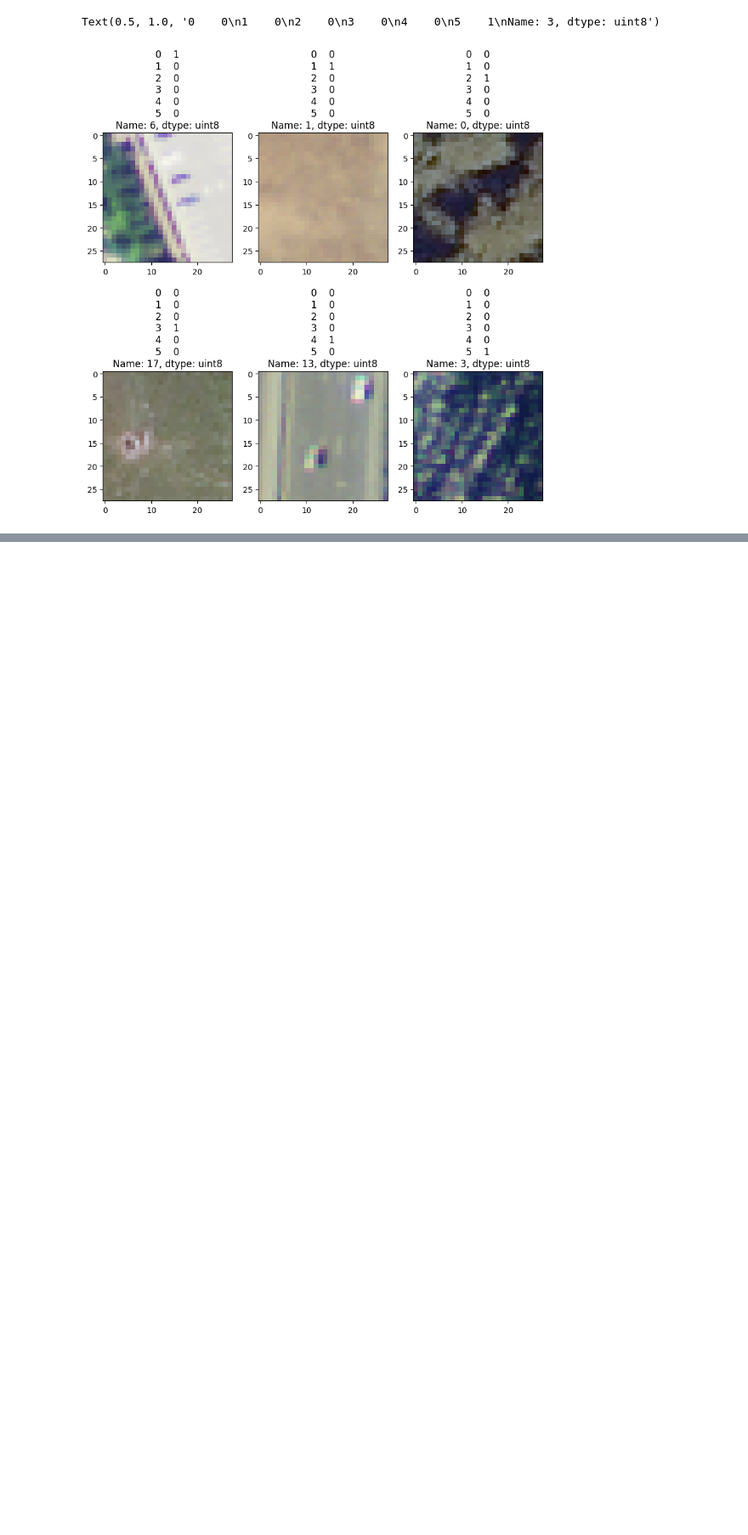
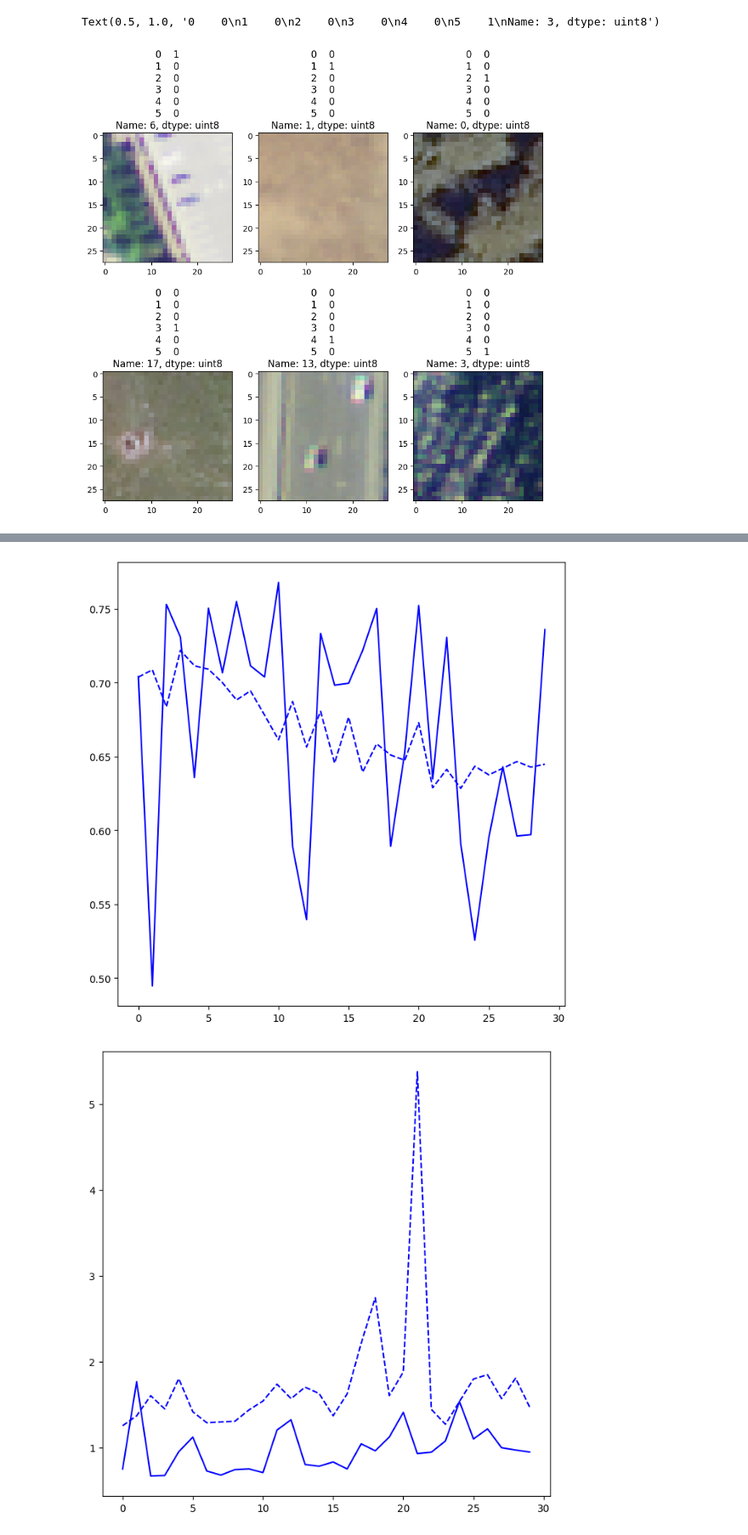
Before and after one commit to sgmurphy00/TOOLS1, a Jupyter notebook: ART_Implementation.ipynb, the cells around one changed output, grey strips where cells are left out. Shown: that part at 85% size. Drawn from its saved outputs; the diff is of its cells as text; code cells hidden in the pictures; blank space fills up the shorter version.

```diff
--- a/ART_Implementation.ipynb
+++ b/ART_Implementation.ipynb
@@ -114,0 +193,15 @@ Text(0.5, 1.0, '0    0\n1    0\n2    0\n3    0\n4    0\n5    1\nName: 3, dtype:
+# %%
+# Compiling Model
+
+opt = RMSprop(learning_rate=0.001)  # Increasing learning rate
+
+model.compile(loss='categorical_crossentropy',
+              optimizer=opt,
+              metrics=["accuracy"])
+
+history_baseline_model = model.fit(
+    x_train,
+    y_train,
+    epochs=30,
+    batch_size=64,
+    validation_data=(x_test,y_test))
@@ -114,0 +226,14 @@ Text(0.5, 1.0, '0    0\n1    0\n2    0\n3    0\n4    0\n5    1\nName: 3, dtype:
+# %%
+accuracy = plt.figure(figsize =(8, 8))
+
+plt.plot(history_baseline_model.history['accuracy'],'b--',label='Baseline Model')
+plt.plot(history_baseline_model.history['val_accuracy'],'b',label='Validation Data')
+plt.show()
+
+loss = plt.figure(figsize =(8, 8))
+plt.plot(history_baseline_model.history['loss'],'b--',label='Training Data')
+plt.plot(history_baseline_model.history['val_loss'],'b',label='Validation Data')
+plt.show()
+# %% [output]
+[figure, added]
+[figure, added]
```
Also changed, not shown: parts of 7 cells of this notebook.
